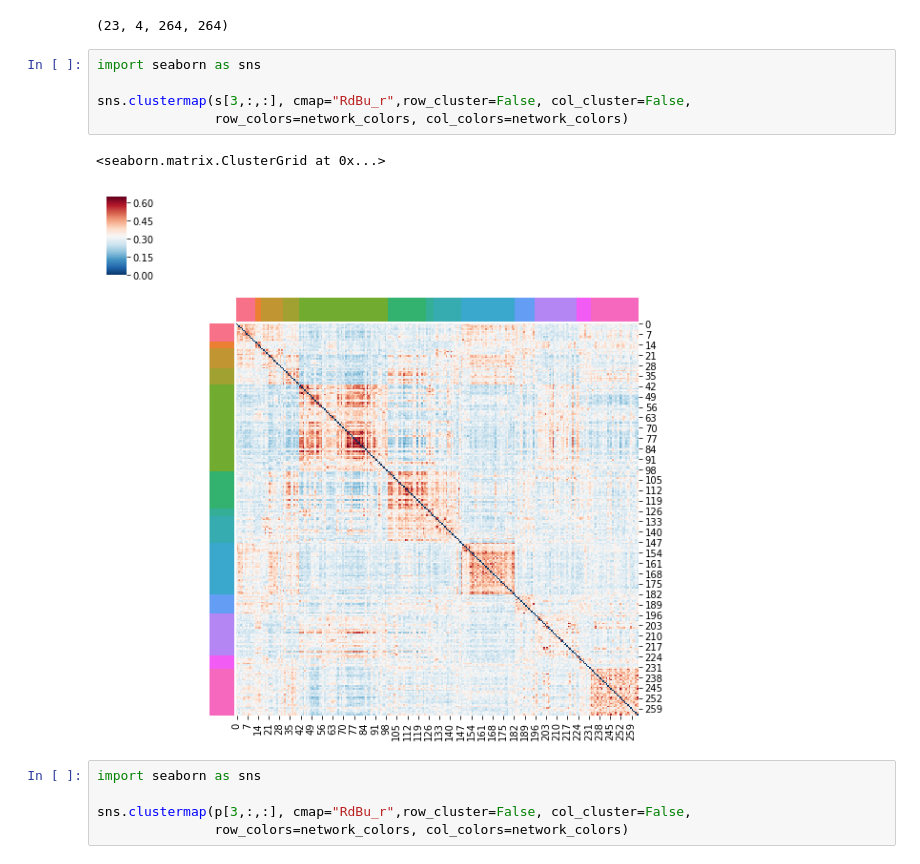
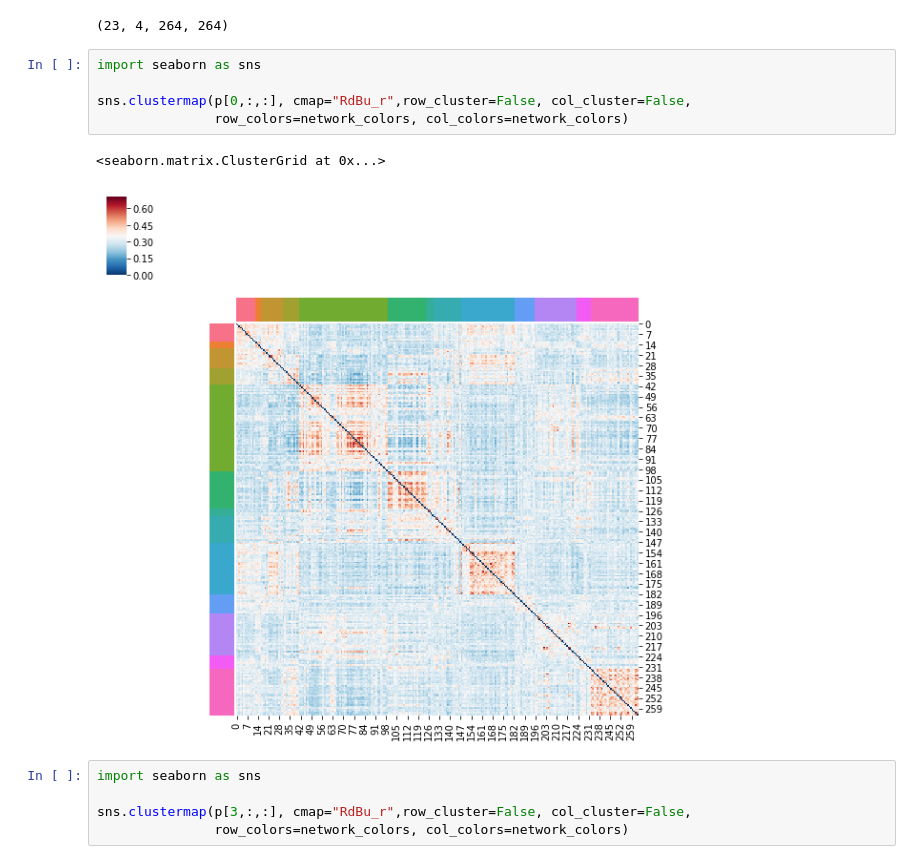
Before and after one commit to kbonna/LearningBrain_networks, a Jupyter notebook: notebooks/LB-08_allegiance_matrices_plotting.ipynb, the cells around one changed output. Cells and saved outputs as stored; diff of their text form.

```diff
--- a/notebooks/LB-08_allegiance_matrices_plotting.ipynb
+++ b/notebooks/LB-08_allegiance_matrices_plotting.ipynb
@@ -191,11 +187,11 @@ experimental.shape
 # %%
 import seaborn as sns
 
-sns.clustermap(s[3,:,:], cmap="RdBu_r",row_cluster=False, col_cluster=False,
+sns.clustermap(p[0,:,:], cmap="RdBu_r",row_cluster=False, col_cluster=False,
                row_colors=network_colors, col_colors=network_colors)
 # %% [output]
 <seaborn.matrix.ClusterGrid at 0x...>
-[figure, old version]
+[figure, new version]
 # %%
 import seaborn as sns
 
```
Also changed, not shown: parts of 5 cells of this notebook, 2 other files.
